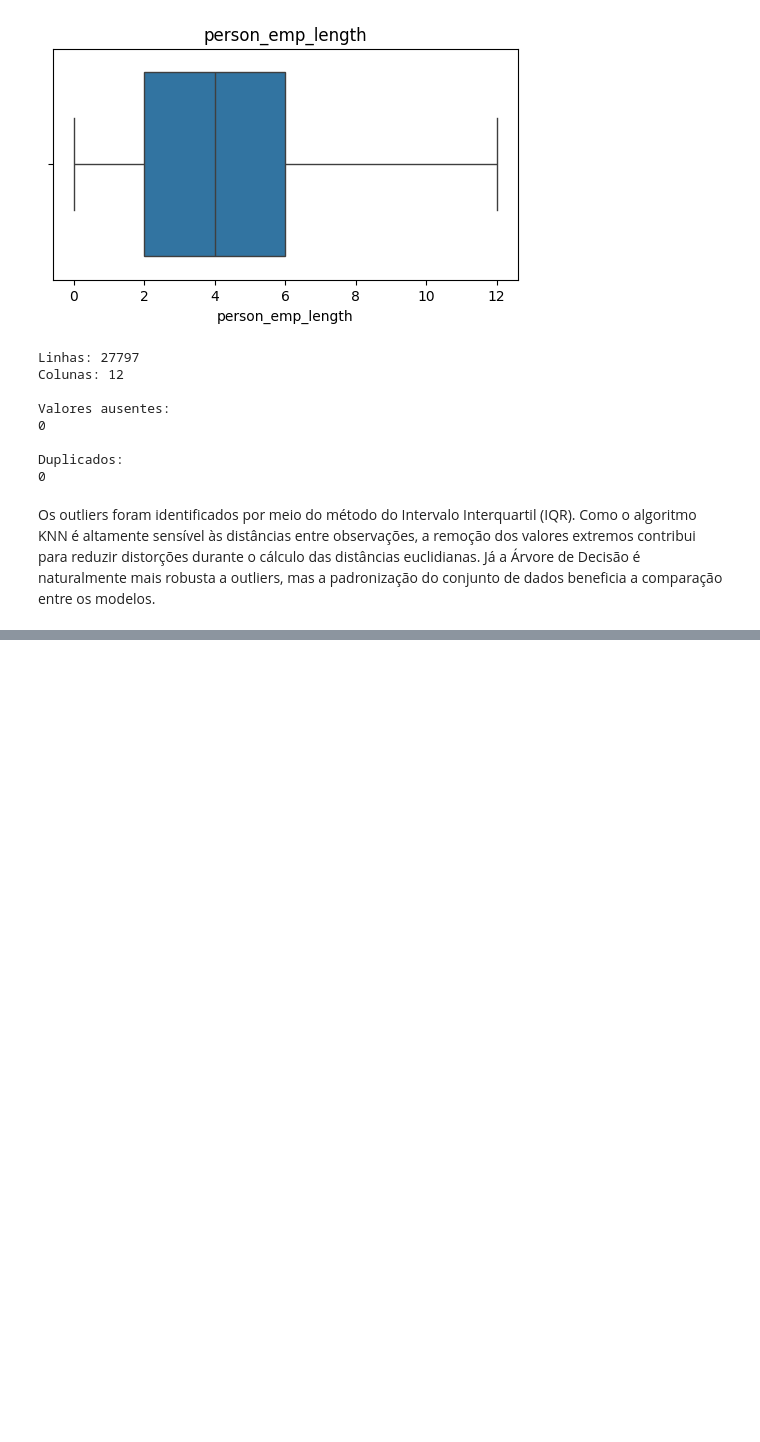
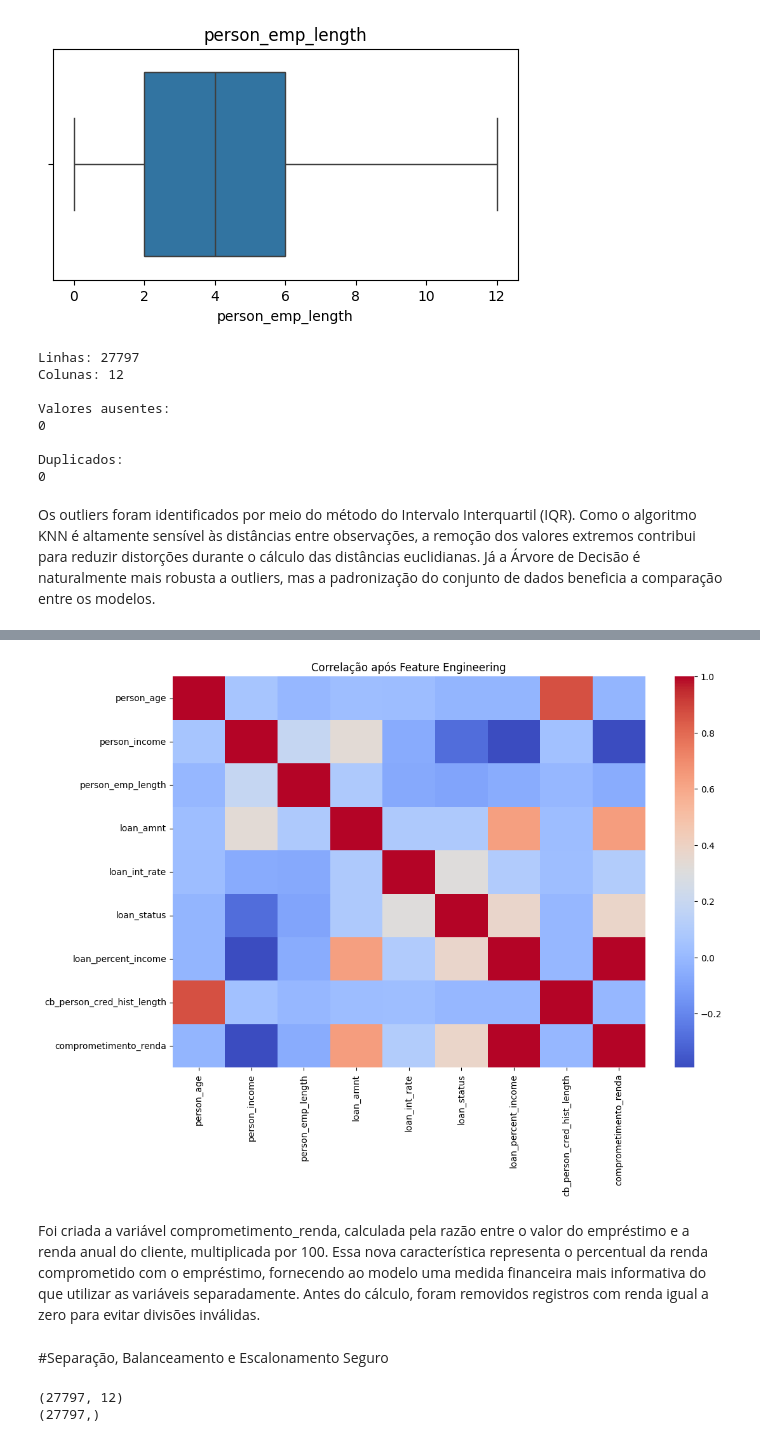
Before and after one commit to Ederson-Pinheiro/Projeto-Final-Modulo-1, a Jupyter notebook: Projeto_final.ipynb, the cells around one changed output, grey strips where cells are left out. Drawn from its saved outputs; the diff is of its cells as text; code cells hidden in the pictures; blank space fills up the shorter version.

Commit message:
Feature Engineering , Separação, Balanceamento e Escalonamento Seguro

```diff
--- a/Projeto_final.ipynb
+++ b/Projeto_final.ipynb
@@ -260,0 +307,27 @@ Os outliers foram identificados por meio do método do Intervalo Interquartil (I
+# %%
+#Correlação
+#Agora vamos verificar se essa nova variável possui relação com a variável alvo.
+corr = df.corr(numeric_only=True)
+plt.figure(figsize=(12,8))
+sns.heatmap(corr, cmap='coolwarm', annot=False)
+plt.title("Correlação após Feature Engineering")
+
+plt.show()
+# %% [output]
+[figure, added]
+# %% [markdown]
+Foi criada a variável comprometimento_renda, calculada pela razão entre o valor do empréstimo e a renda anual do cliente, multiplicada por 100. Essa nova característica representa o percentual da renda comprometido com o empréstimo, fornecendo ao modelo uma medida financeira mais informativa do que utilizar as variáveis separadamente. Antes do cálculo, foram removidos registros com renda igual a zero para evitar divisões inválidas.
+# %% [markdown]
+#Separação, Balanceamento e Escalonamento Seguro
+# %%
+#Separando as variáveis preditoras e a variável alvo
+#A variável alvo é loan_status.
+X = df.drop('loan_status', axis=1)
+y = df['loan_status']
+
+#Conferindo:
+print(X.shape)
+print(y.shape)
+# %% [output]
+(27797, 12)
+(27797,)
```
Also changed, not shown: parts of 29 cells of this notebook.
